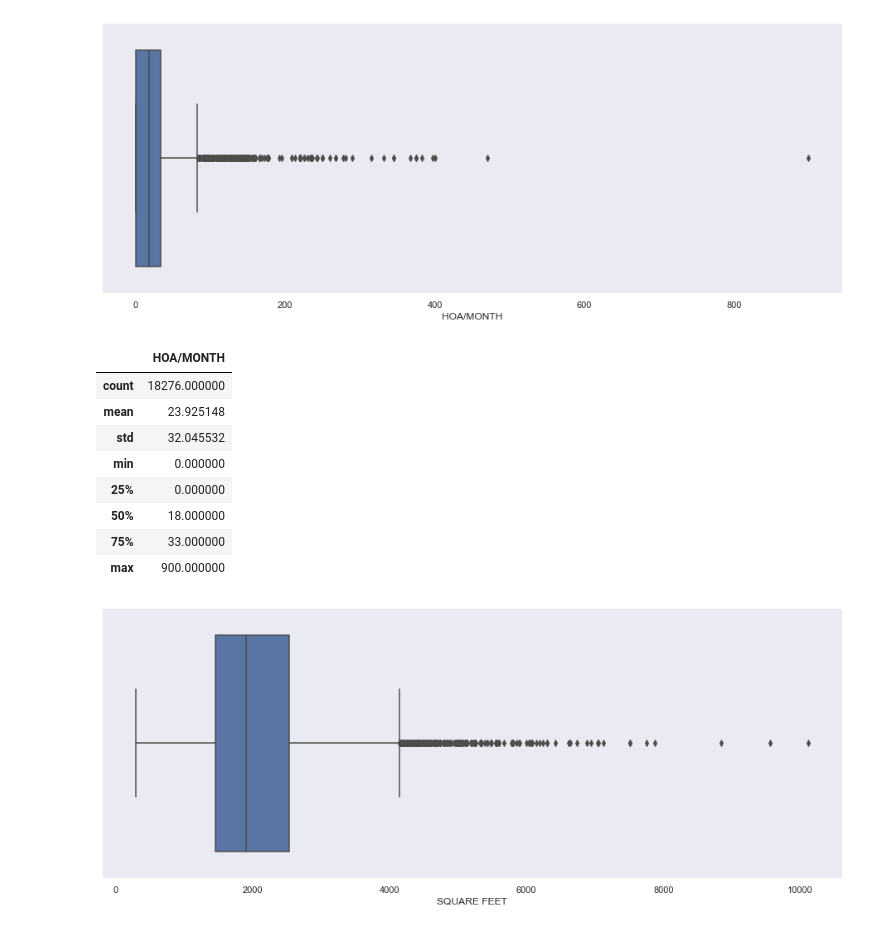
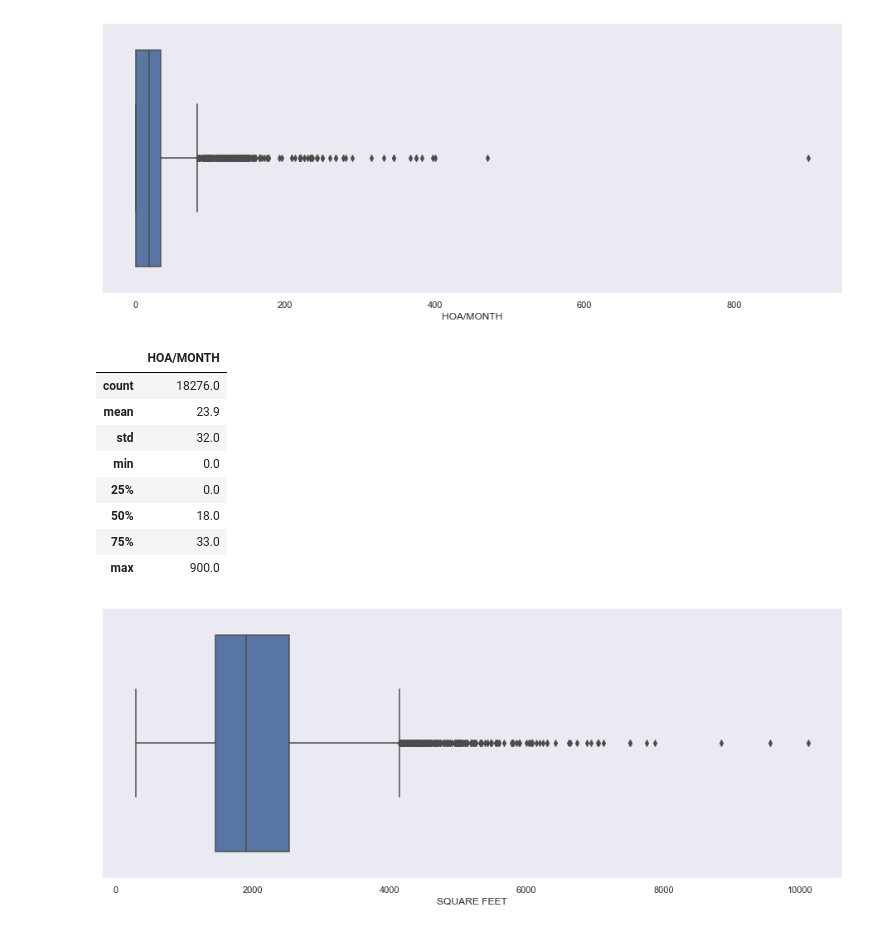
Before and after one commit to randallb15/PredictingSAHomeValues, a Jupyter notebook: EDA.ipynb, the cells around one changed output. Drawn from its saved outputs; the diff is of its cells as text; code cells hidden in the pictures.

```diff
--- a/EDA.ipynb
+++ b/EDA.ipynb
@@ -71,17 +71,17 @@ ax = sns.boxplot(x=df['HOA/MONTH'])
 # %% [output]
 [figure]
 # %%
-pd.DataFrame(df['HOA/MONTH'].describe())
+pd.DataFrame(np.round(df['HOA/MONTH'].describe(),1))
 # %% [output]
 |  | HOA/MONTH |
-| count | 18276.000000 |
-| mean | 23.925148 |
-| std | 32.045532 |
-| min | 0.000000 |
-| 25% | 0.000000 |
-| 50% | 18.000000 |
-| 75% | 33.000000 |
-| max | 900.000000 |
+| count | 18276.0 |
+| mean | 23.9 |
+| std | 32.0 |
+| min | 0.0 |
+| 25% | 0.0 |
+| 50% | 18.0 |
+| 75% | 33.0 |
+| max | 900.0 |
 # %%
 ax = sns.boxplot(x=df['SQUARE FEET'])
 fig = ax.get_figure()
```
Also changed, not shown: parts of 4 cells of this notebook, 2 other files.
